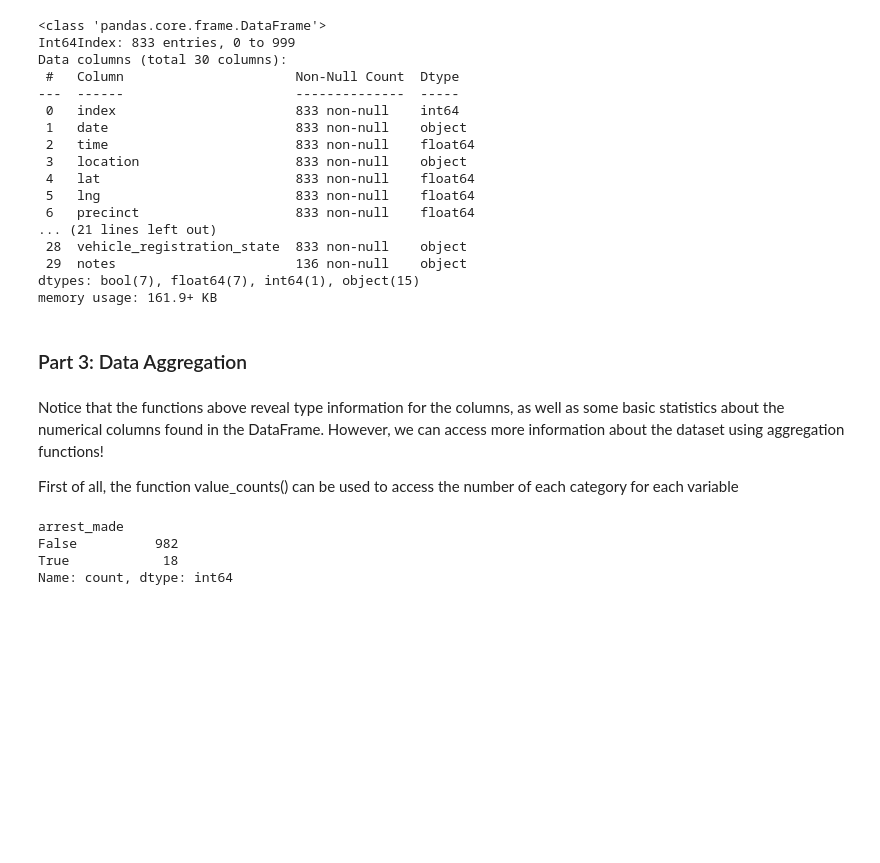
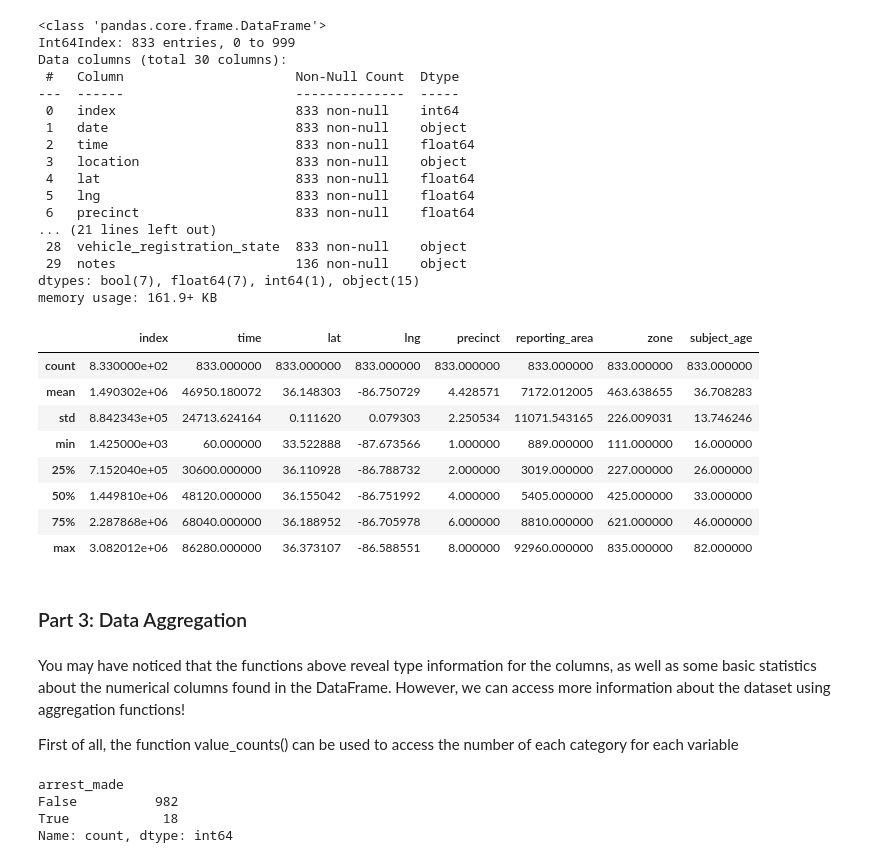
Before and after one commit to ds-modules/Legalst-123, a Jupyter notebook: labs/04_Probability Distributions, Bootstrap, and Confidence Intervals/04_Visualizatio_SummaryStatistics_Aggregations.ipynb, the cells around one changed output. Saved outputs shown, nothing was run; the diff lists cells and outputs as text; code cells hidden in the pictures; blank space fills up the shorter version.

Commit message:
updated Part1. Cleaning Data

```diff
--- a/labs/04_Probability Distributions, Bootstrap, and Confidence Intervals/04_Visualizatio_SummaryStatistics_Aggregations.ipynb
+++ b/labs/04_Probability Distributions, Bootstrap, and Confidence Intervals/04_Visualizatio_SummaryStatistics_Aggregations.ipynb
@@ -226,10 +226,22 @@ Data columns (total 30 columns):
  29  notes                       136 non-null    object
 dtypes: bool(7), float64(7), int64(1), object(15)
 memory usage: 161.9+ KB
+# %%
+stops.describe()
+# %% [output]
+|  | index | time | lat | lng | precinct | reporting_area | zone | subject_age |
+| count | 8.330000e+02 | 833.000000 | 833.000000 | 833.000000 | 833.000000 | 833.000000 | 833.000000 | 833.000000 |
+| mean | 1.490302e+06 | 46950.180072 | 36.148303 | -86.750729 | 4.428571 | 7172.012005 | 463.638655 | 36.708283 |
+| std | 8.842343e+05 | 24713.624164 | 0.111620 | 0.079303 | 2.250534 | 11071.543165 | 226.009031 | 13.746246 |
+| min | 1.425000e+03 | 60.000000 | 33.522888 | -87.673566 | 1.000000 | 889.000000 | 111.000000 | 16.000000 |
+| 25% | 7.152040e+05 | 30600.000000 | 36.110928 | -86.788732 | 2.000000 | 3019.000000 | 227.000000 | 26.000000 |
+| 50% | 1.449810e+06 | 48120.000000 | 36.155042 | -86.751992 | 4.000000 | 5405.000000 | 425.000000 | 33.000000 |
+| 75% | 2.287868e+06 | 68040.000000 | 36.188952 | -86.705978 | 6.000000 | 8810.000000 | 621.000000 | 46.000000 |
+| max | 3.082012e+06 | 86280.000000 | 36.373107 | -86.588551 | 8.000000 | 92960.000000 | 835.000000 | 82.000000 |
 # %% [markdown]
 ### Part 3: Data Aggregation
 # %% [markdown]
-Notice that the functions above reveal type information for the columns, as well as some basic statistics about the numerical columns found in the DataFrame. However, we can access more information about the dataset using aggregation functions!
+You may have noticed that the functions above reveal type information for the columns, as well as some basic statistics about the numerical columns found in the DataFrame. However, we can access more information about the dataset using aggregation functions!
 
 First of all, the function value_counts() can be used to access the number of each category for each variable
 # %%
```
Also changed, not shown: parts of 1 cell of this notebook, 2 other files.
